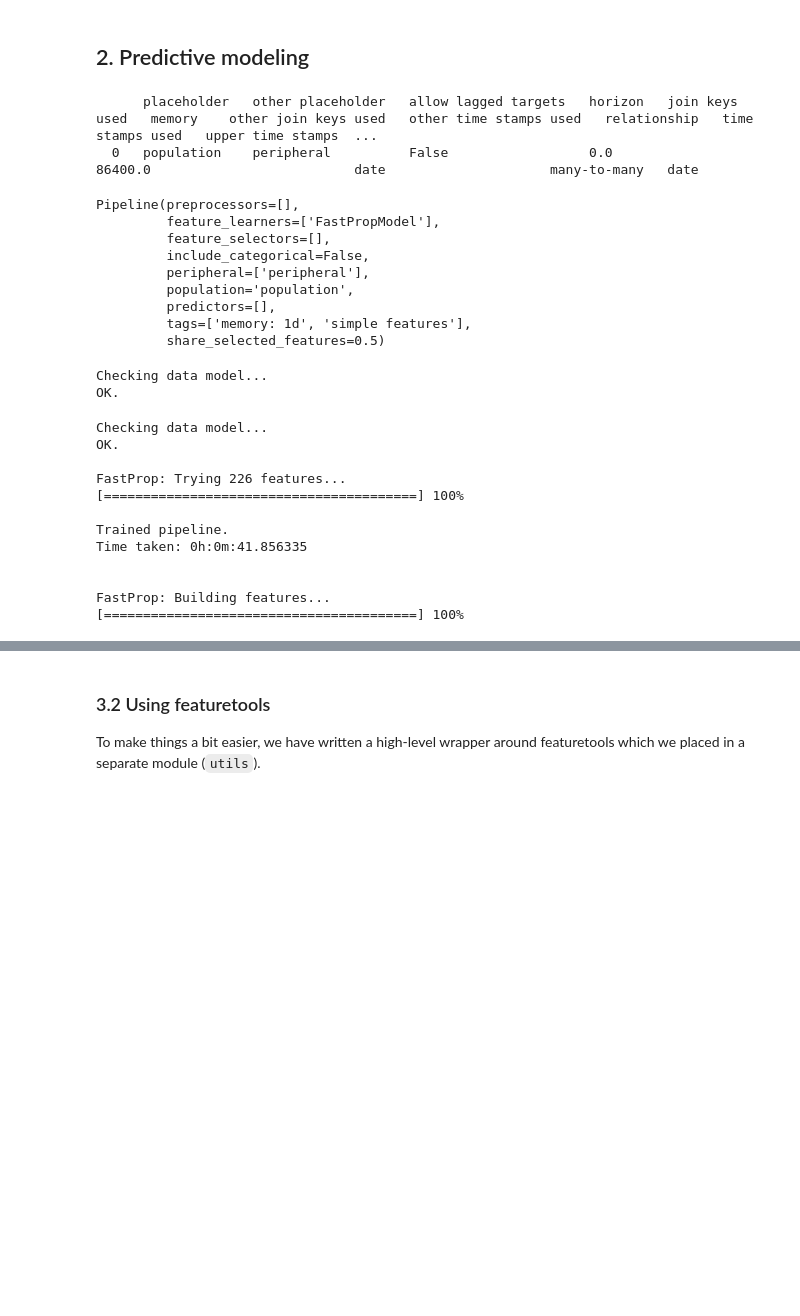
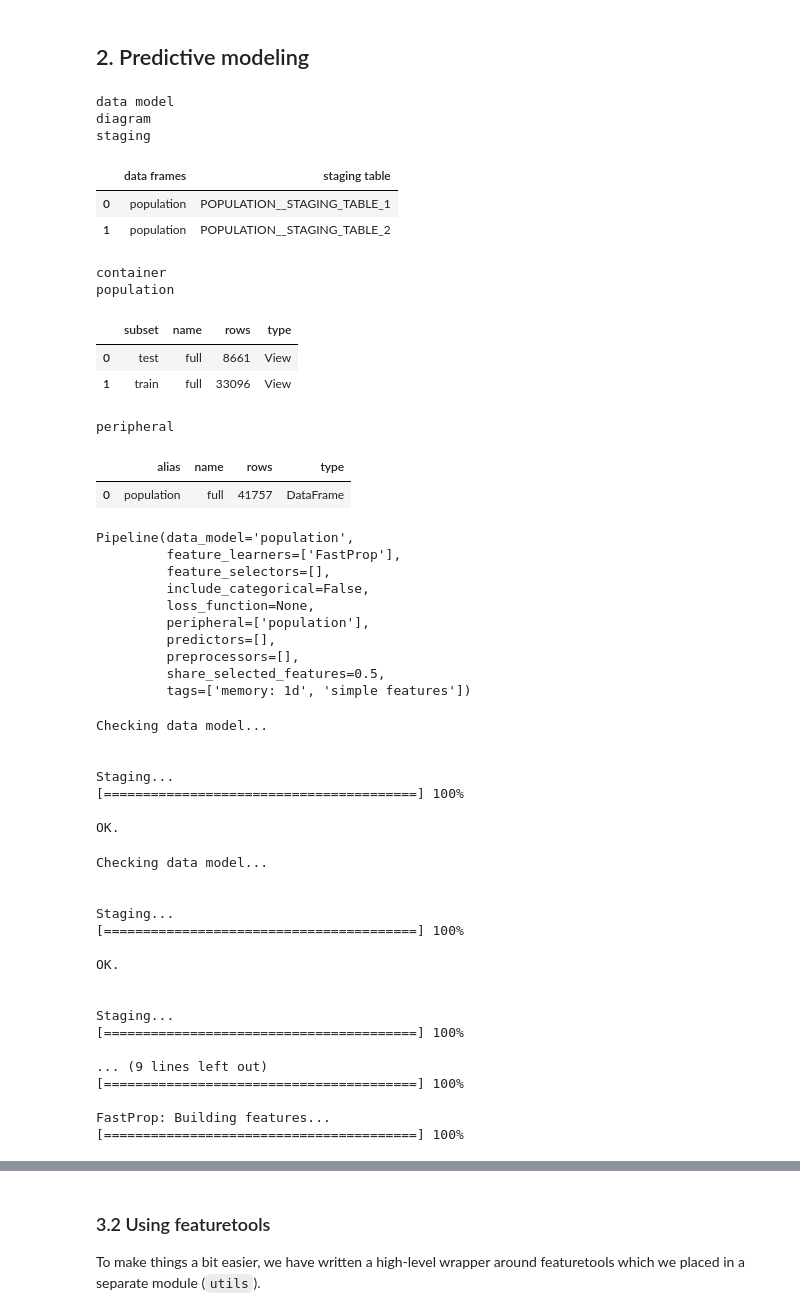
Before and after one commit to getml/getml-demo, a Jupyter notebook: propositionalization/air_pollution_prop.ipynb, the cells around one changed output, grey strips where cells are left out. Saved outputs shown, nothing was run; the diff lists cells and outputs as text; code cells hidden in the pictures; blank space fills up the shorter version.

```diff
--- a/propositionalization/air_pollution_prop.ipynb
+++ b/propositionalization/air_pollution_prop.ipynb
@@ -198,56 +222,71 @@ set_roles(df_test)
 # %% [markdown]
 ## 2. Predictive modeling
 # %%
-population = getml.data.Placeholder('population')
-
-peripheral = getml.data.Placeholder('peripheral')
-
-population.join(
-    peripheral,
-    time_stamp='date',
-    memory=getml.data.time.days(1)
+time_series = getml.data.TimeSeries(
+    population=df_full,
+    alias="population",
+    split=split,
+    time_stamps="date",
+    memory=getml.data.time.days(1),
 )
 
-population
+time_series
 # %% [output]
-      placeholder   other placeholder   allow lagged targets   horizon   join keys used   memory    other join keys used   other time stamps used   relationship   time stamps used   upper time stamps  ...
-  0   population    peripheral          False                  0.0                        86400.0                          date                     many-to-many   date
+data model
+diagram
+staging
+|  | data frames | staging table |
+| 0 | population | POPULATION__STAGING_TABLE_1 |
+| 1 | population | POPULATION__STAGING_TABLE_2 |
+container
+population
+|  | subset | name | rows | type |
+| 0 | test | full | 8661 | View |
+| 1 | train | full | 33096 | View |
+peripheral
+|  | alias | name | rows | type |
+| 0 | population | full | 41757 | DataFrame |
 # %%
-fast_prop = getml.feature_learning.FastPropModel(
+fast_prop = getml.feature_learning.FastProp(
     loss_function=getml.feature_learning.loss_functions.SquareLoss,
     num_threads=1,
-    aggregation=getml.feature_learning.FastPropModel.agg_sets.All,
+    aggregation=getml.feature_learning.FastProp.agg_sets.All,
 )
 
 pipe_fp_fl = getml.pipeline.Pipeline(
     tags=['memory: 1d', 'simple features'],
-    population=population,
+    data_model=time_series.data_model,
     feature_learners=[fast_prop],)
 
 pipe_fp_fl
 # %% [output]
-Pipeline(preprocessors=[],
-         feature_learners=['FastPropModel'],
+Pipeline(data_model='population',
+         feature_learners=['FastProp'],
          feature_selectors=[],
          include_categorical=False,
-         peripheral=['peripheral'],
-         population='population',
+         loss_function=None,
+         peripheral=['population'],
          predictors=[],
-         tags=['memory: 1d', 'simple features'],
-         share_selected_features=0.5)
+         preprocessors=[],
+         share_selected_features=0.5,
+         tags=['memory: 1d', 'simple features'])
 # %%
-pipe_fp_fl.check(df_train, [df_full])
+pipe_fp_fl.check(time_series.train)
 # %% [output]
 Checking data model...
+
+
+Staging...
+[========================================] 100%
+
 OK.
 # %%
 begin = time.time()
 
-pipe_fp_fl.fit(df_train, [df_full])
+pipe_fp_fl.fit(time_series.train)
 
 fastprop_train = pipe_fp_fl.transform(
-    df_train,
-    [df_full],
+    time_series.train,
     df_name="fastprop_train"
 )
 
@@ -256,14 +295,19 @@ end = time.time()
 fastprop_runtime = datetime.timedelta(seconds=end - begin)
 # %% [output]
 Checking data model...
+
+
+Staging...
+[========================================] 100%
+
 OK.
 
-FastProp: Trying 226 features...
+
+Staging...
 [========================================] 100%
 
-Trained pipeline.
-Time taken: 0h:0m:41.856335
-
+... (9 lines left out)
+[========================================] 100%
 
 FastProp: Building features...
 [========================================] 100%
```
Also changed, not shown: parts of 17 cells of this notebook, 2 other files.
